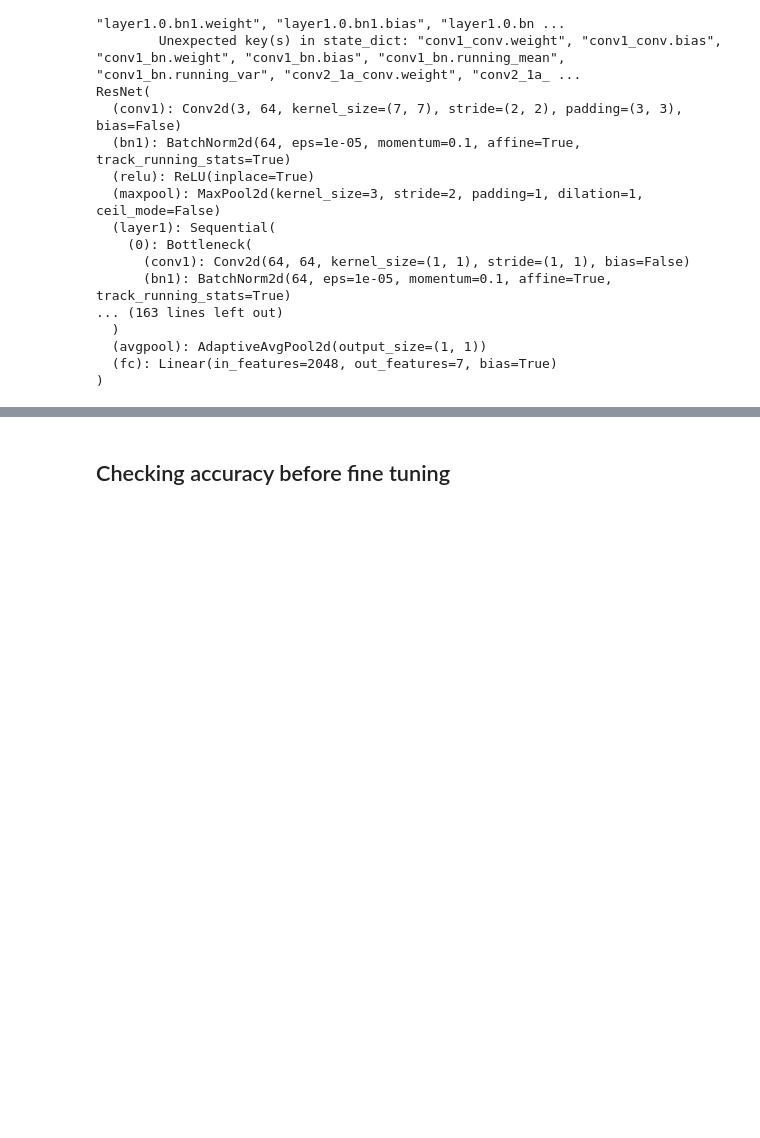
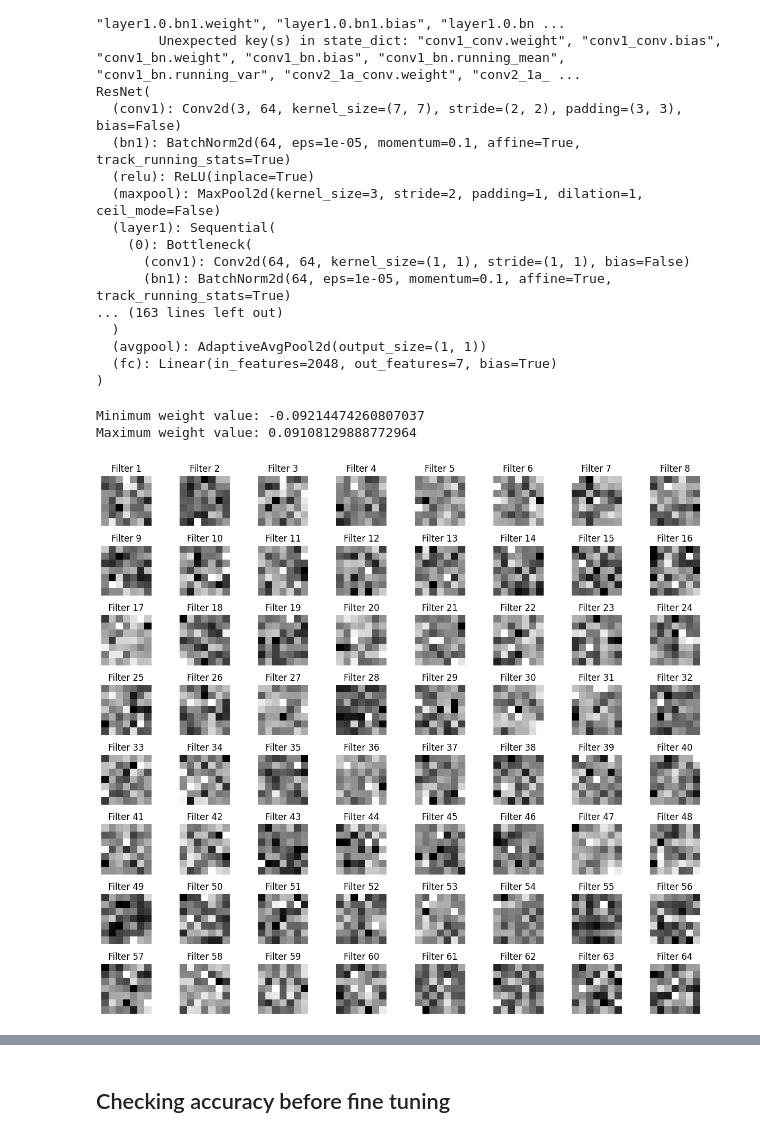
Before and after one commit to scaairesearch/da_cv_fer, a Jupyter notebook: experiment_model_improvement_v4.ipynb, the cells around one changed output, grey strips where cells are left out. Drawn from its saved outputs; the diff is of its cells as text; code cells hidden in the pictures; blank space fills up the shorter version.

```diff
--- a/experiment_model_improvement_v4.ipynb
+++ b/experiment_model_improvement_v4.ipynb
@@ -177,3 +171,44 @@ ResNet(
   (avgpool): AdaptiveAvgPool2d(output_size=(1, 1))
   (fc): Linear(in_features=2048, out_features=7, bias=True)
 )
+# %%
+# Get the weights of the first convolutional layer
+conv1_weights = model.conv1.weight.data
+
+# Calculate the minimum and maximum values of the weights
+min_value = conv1_weights.min().item()
+max_value = conv1_weights.max().item()
+
+print(f"Minimum weight value: {min_value}")
+print(f"Maximum weight value: {max_value}")
+
+# Visualize the filters
+num_filters = conv1_weights.size(0)
+num_cols = 8  # Number of columns in the grid
+num_rows = num_filters // num_cols + 1
+
+fig, axes = plt.subplots(num_rows, num_cols, figsize=(12, 12))
+
+
+for i in range(num_filters):
+    row = i // num_cols
+    col = i % num_cols
+    ax = axes[row, col]
+    filter_weights = conv1_weights[i].cpu().numpy()
+    # print(f'{i}:{filter_weights}')
+    ax.imshow(filter_weights.mean(axis=0), cmap='gray')  # Plot the mean of the filter weights
+    ax.axis('off')
+    ax.set_title(f'Filter {i+1}')
+
+# Remove empty subplots
+for i in range(num_filters, num_rows*num_cols):
+    row = i // num_cols
+    col = i % num_cols
+    fig.delaxes(axes[row, col])
+
+plt.tight_layout()
+plt.show()
+# %% [output]
+Minimum weight value: -0.09214474260807037
+Maximum weight value: 0.09108129888772964
+[figure, added]
```
Also changed, not shown: parts of 6 cells of this notebook.
